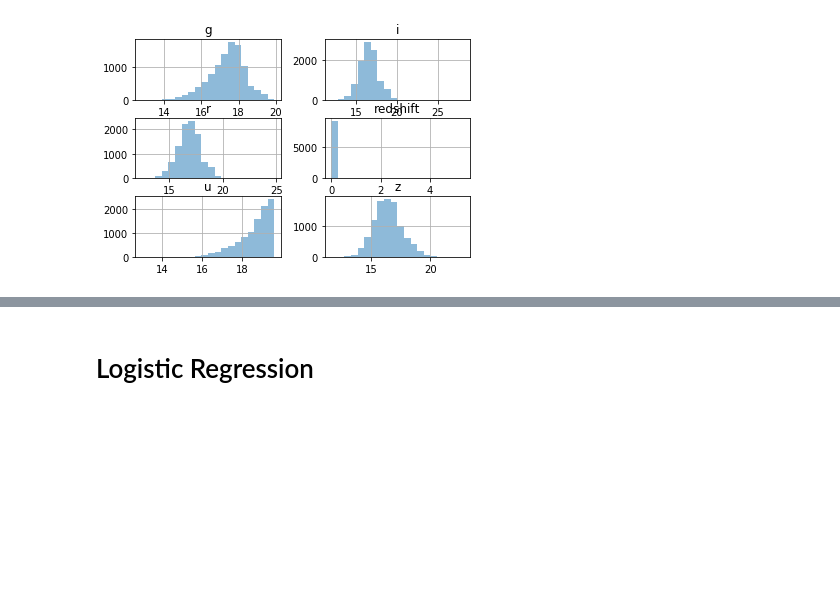
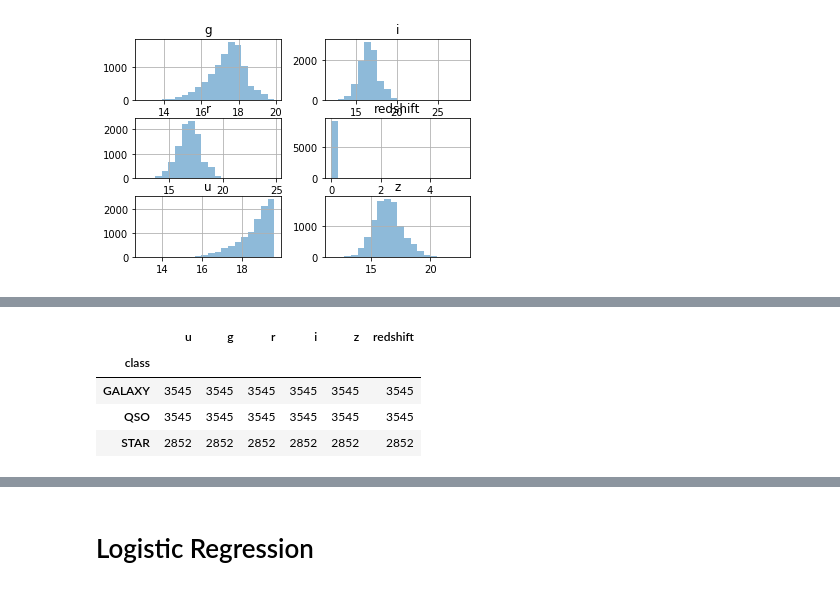
Before and after one commit to eduvera/INFO257_IA, a Jupyter notebook: practica1/Tarea practica.ipynb, the cells around one changed output, grey strips where cells are left out. Cells and saved outputs as stored; diff of their text form; code cells hidden in the pictures; blank space fills up the shorter version.

```diff
--- a/practica1/Tarea practica.ipynb
+++ b/practica1/Tarea practica.ipynb
@@ -98,0 +108,8 @@ print(predict(qso_est, X.iloc[9995,]))
+# %%
+oversampled_train.groupby('class').count()
+# %% [output]
+|  | u | g | r | i | z | redshift |
+| class |  |  |  |  |  |  |
+| GALAXY | 3545 | 3545 | 3545 | 3545 | 3545 | 3545 |
+| QSO | 3545 | 3545 | 3545 | 3545 | 3545 | 3545 |
+| STAR | 2852 | 2852 | 2852 | 2852 | 2852 | 2852 |
```
Also changed, not shown: parts of 30 cells of this notebook, 1 other file.
